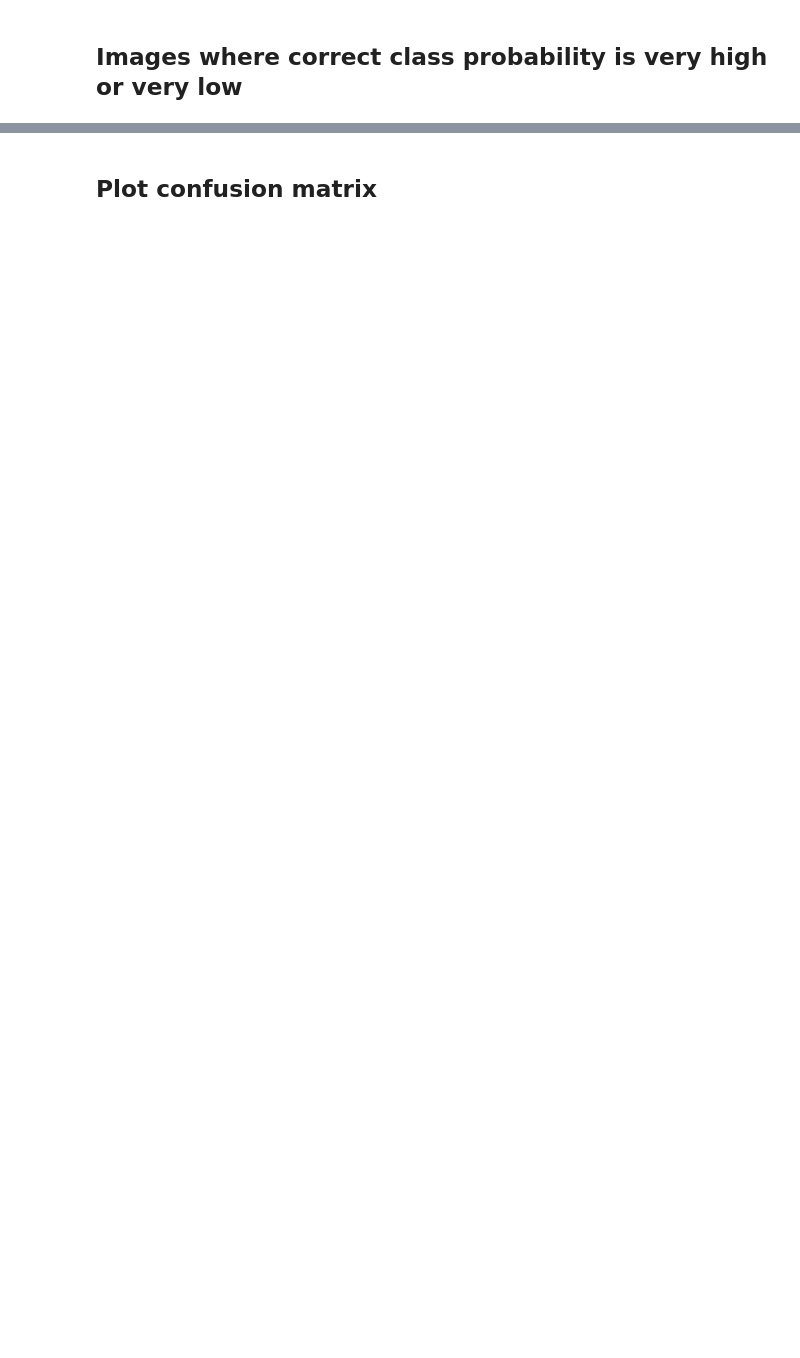
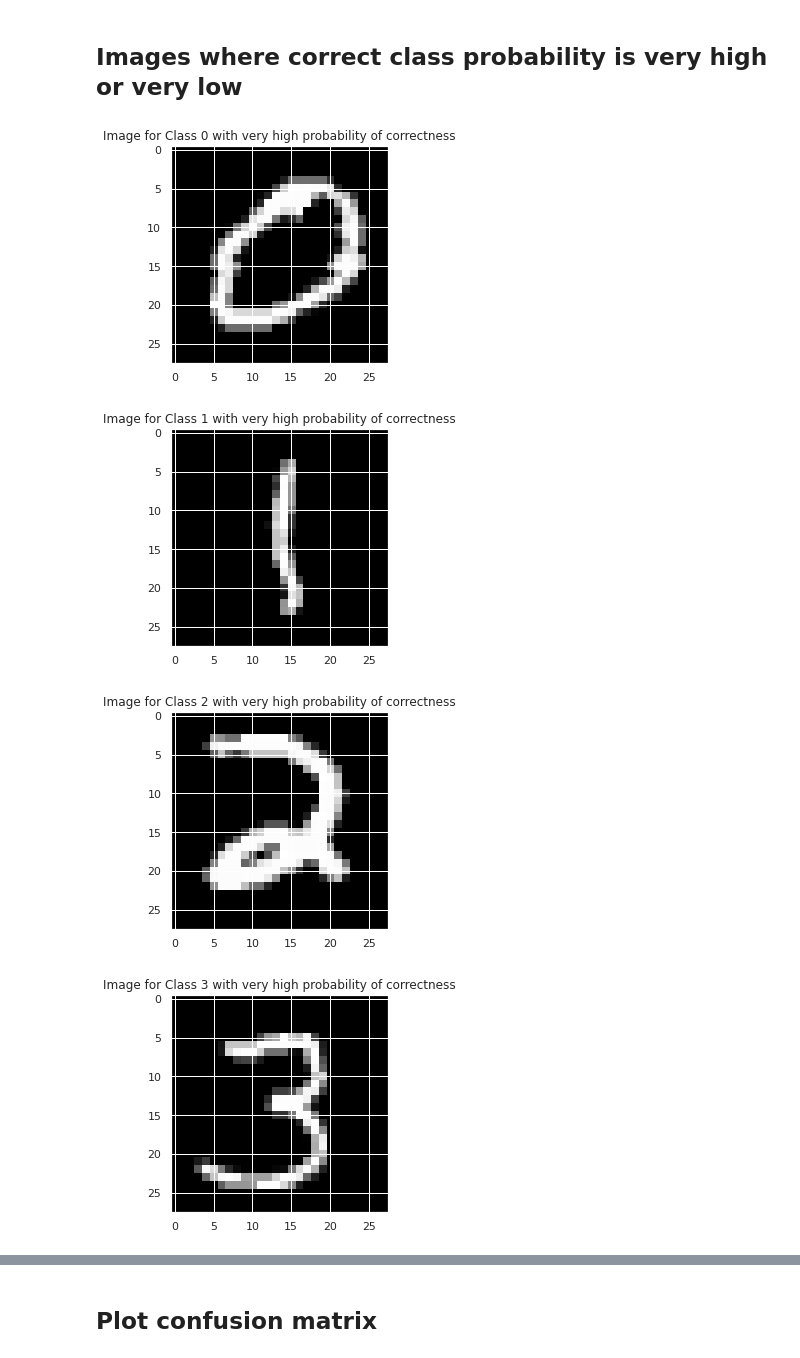
Before and after one commit to js3050/635_project1, a Jupyter notebook: MLP.ipynb, the cells around one changed output, grey strips where cells are left out. Saved outputs shown, nothing was run; the diff lists cells and outputs as text; code cells hidden in the pictures; blank space fills up the shorter version.

```diff
--- a/MLP.ipynb
+++ b/MLP.ipynb
@@ -105,8 +112,22 @@ plt.show()
 ## Images where correct class probability is very high or very low
 # %%
 probability_estimate = model.predict_proba(X_test)
-class_names = ["0","1","2","3","4","5","6","7","8","9"]
+
+class_names = [0,1,2,3,4,5,6,7,8,9]
 probability_estimate_dataframe = pd.DataFrame(probability_estimate, columns=class_names)
-for column in df.columns:
-  column_data = df[column]
-  column_data = np.array(column_data)
+# %%
+for column in probability_estimate_dataframe.columns:
+  column_data = probability_estimate_dataframe[column]
+  numpy_column_data = np.array(column_data)
+  max_index = np.argmax(numpy_column_data)
+  data = X_test.iloc[max_index,:]
+  image_data = np.array(data)
+  image_data_reshaped = np.reshape(image_data, (28,28))
+  plt.title("Image for Class "+str(column)+" with very high probability of correctness")
+  plt.imshow(image_data_reshaped, cmap="gray")
+  plt.show()
+# %% [output]
+[figure, added]
+[figure, added]
+[figure, added]
+[figure, added]
```
Also changed, not shown: parts of 5 cells of this notebook.
